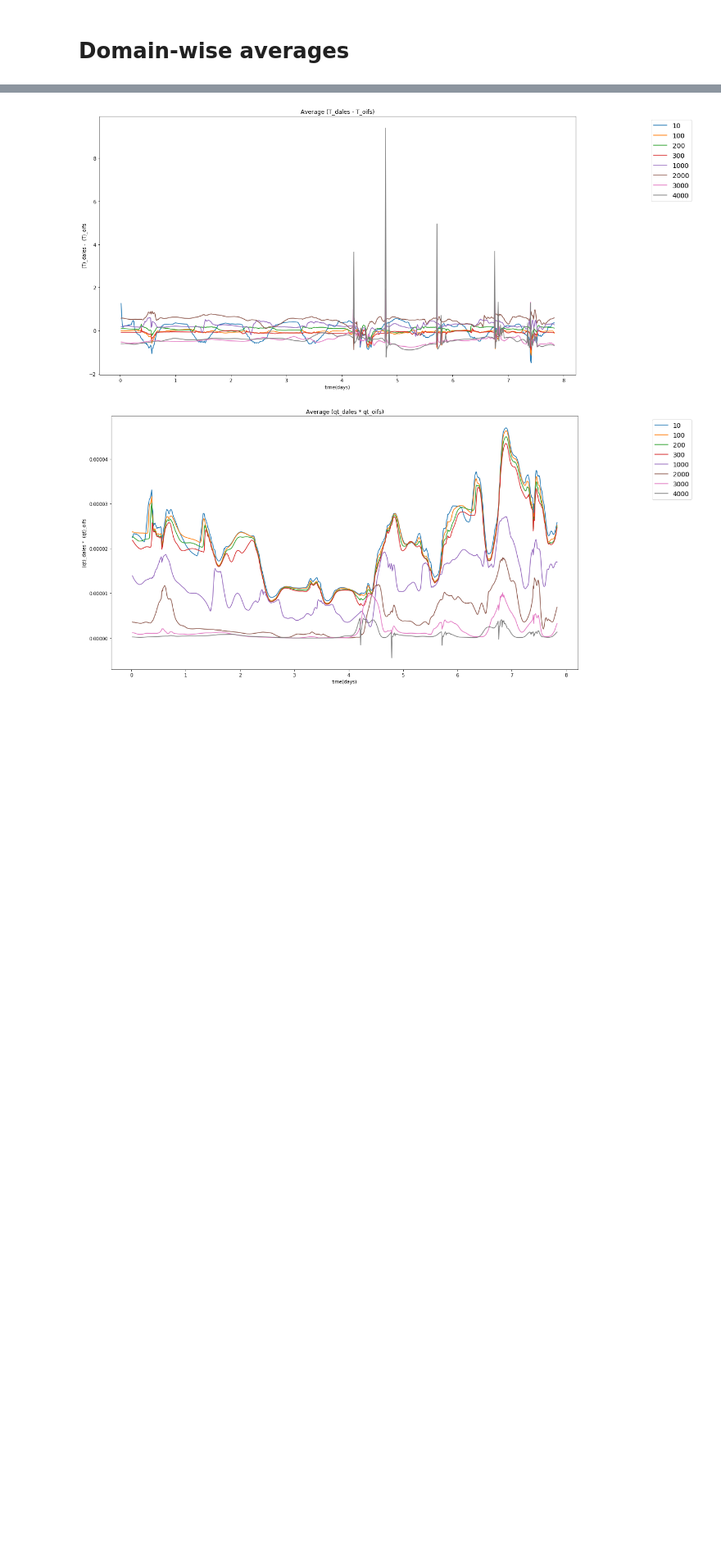
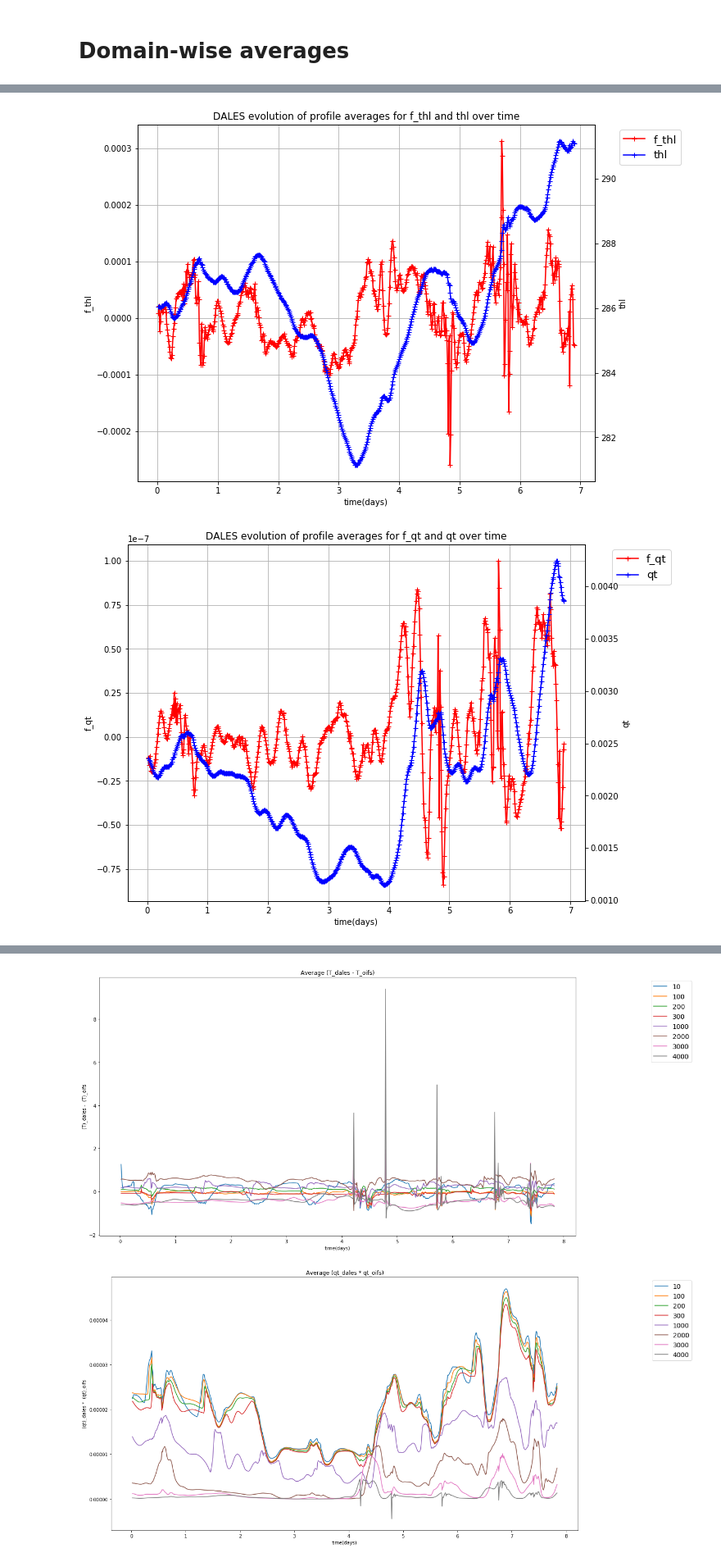
Before and after one commit to CloudResolvingClimateModeling/dalesview, a Jupyter notebook: Testing.ipynb, the cells around one changed output, grey strips where cells are left out. Shown at 82% size. Saved outputs shown, nothing was run; the diff lists cells and outputs as text; code cells hidden in the pictures; blank space fills up the shorter version.

```diff
--- a/Testing.ipynb
+++ b/Testing.ipynb
@@ -506,0 +304,19 @@ pyplot.show()
+# %%
+# DALES dual plots
+fig_size = (10, 8)
+dpi_ = 300
+for plot_tuple in profile_comparison_DALES_dual:
+    fig, ax = pyplot.subplots(figsize=fig_size)
+    ax1, ax2, lgd = two_y_scales(ax, Time_series[1:], Time_series[1:],
+                            agg_time_series[plot_tuple[0]]['ts']['total'],
+                            agg_time_series[plot_tuple[1]]['ts']['total'],
+                              'r', 'b', plot_tuple[0], plot_tuple[1],
+                            'time(days)', labels=[plot_tuple[0], plot_tuple[1]])
+    pyplot.title('DALES evolution of profile averages for {} and {} over time'.format(plot_tuple[0], plot_tuple[1]))
+    pyplot.savefig("output/DALES_dual_{}-{}_total_timeseries.png".format(plot_tuple[0], plot_tuple[1]),
+                   dpi = dpi_, bbox_extra_artists=(lgd,), bbox_inches='tight')
+    pyplot.show()
+    pyplot.close()
+# %% [output]
+[figure, added]
+[figure, added]
```
Also changed, not shown: parts of 67 cells of this notebook, 20 other files.
